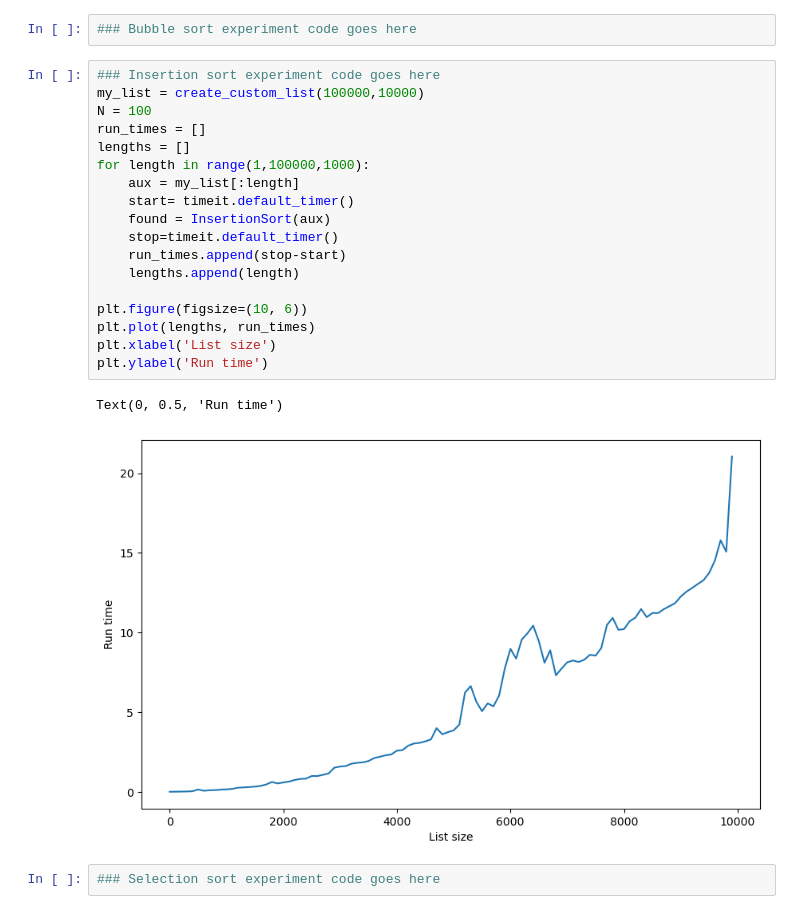
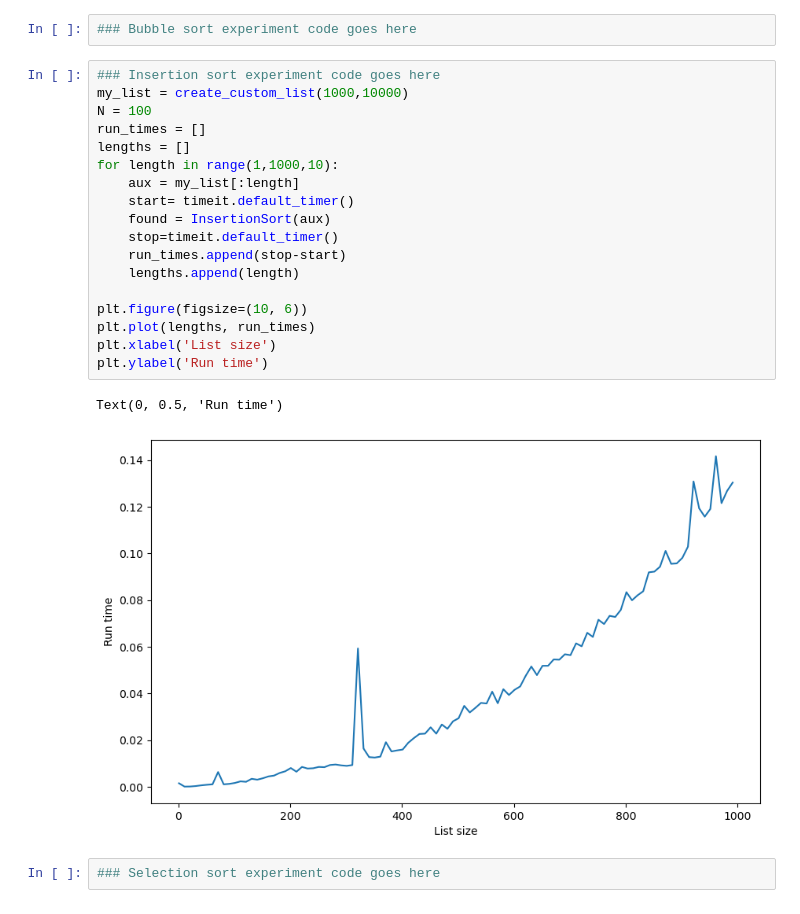
Before and after one commit to haaaarsh4/2XCE-Lab, a Jupyter notebook: Lab_II.ipynb, the cells around one changed output. Cells and saved outputs as stored; diff of their text form.

```diff
--- a/Lab_II.ipynb
+++ b/Lab_II.ipynb
@@ -127,25 +127,25 @@ The <code> create_custom_list()</code> helps you create lists of varying lengths
 ### Bubble sort experiment code goes here
 # %%
 ### Insertion sort experiment code goes here
-my_list = create_custom_list(100000,10000)
+my_list = create_custom_list(1000,10000)
 N = 100
 run_times = []
 lengths = []
-for length in range(1,100000,1000):
+for length in range(1,1000,10):
     aux = my_list[:length]
     start= timeit.default_timer()
     found = InsertionSort(aux)
     stop=timeit.default_timer()
     run_times.append(stop-start)
     lengths.append(length)
 
 plt.figure(figsize=(10, 6))
 plt.plot(lengths, run_times)
 plt.xlabel('List size')
 plt.ylabel('Run time')
 # %% [output]
 Text(0, 0.5, 'Run time')
-[figure, old version]
+[figure, new version]
 # %%
 ### Selection sort experiment code goes here
 # %% [markdown]
```
Also changed, not shown: parts of 12 cells of this notebook.
